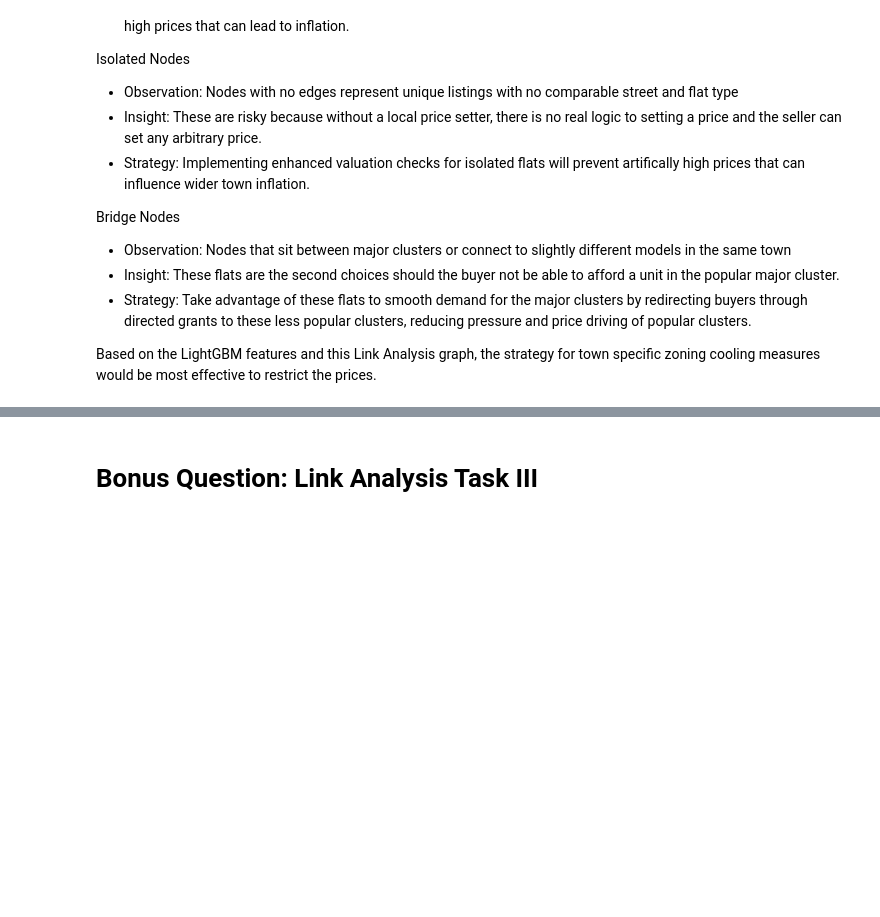
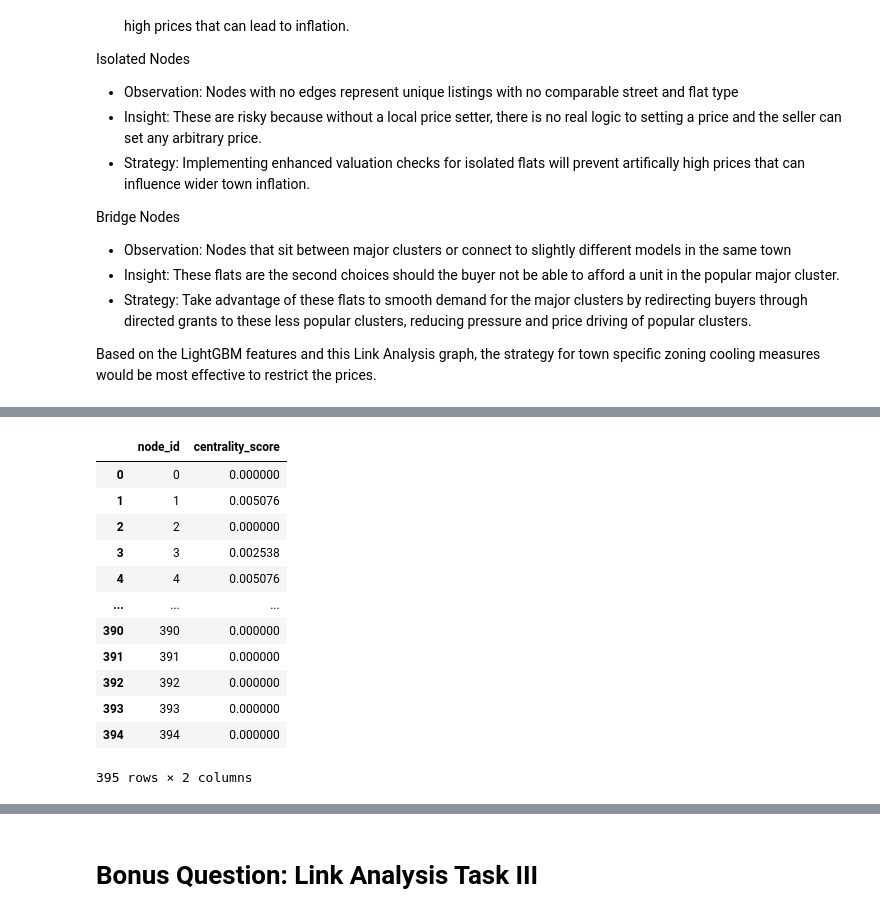
Before and after one commit to risafheng/sg_property_price_predictor, a Jupyter notebook: sg_property_price_predictor.ipynb, the cells around one changed output, grey strips where cells are left out. Cells and saved outputs as stored; diff of their text form; code cells hidden in the pictures; blank space fills up the shorter version.

```diff
--- a/sg_property_price_predictor.ipynb
+++ b/sg_property_price_predictor.ipynb
@@ -1079,0 +1098,21 @@ On the graph created in Link Analysis Task I, run one or more graph algorithms o
+# %%
+deg_centrality = nx.degree_centrality(G)
+centrality_df = pd.DataFrame({
+    'node_id': deg_centrality.keys(),
+    'centrality_score': deg_centrality.values()
+})
+centrality_df
+# %% [output]
+|  | node_id | centrality_score |
+| 0 | 0 | 0.000000 |
+| 1 | 1 | 0.005076 |
+| 2 | 2 | 0.000000 |
+| 3 | 3 | 0.002538 |
+| 4 | 4 | 0.005076 |
+| ... | ... | ... |
+| 390 | 390 | 0.000000 |
+| 391 | 391 | 0.000000 |
+| 392 | 392 | 0.000000 |
+| 393 | 393 | 0.000000 |
+| 394 | 394 | 0.000000 |
+395 rows × 2 columns
```
Also changed, not shown: parts of 7 cells of this notebook.
